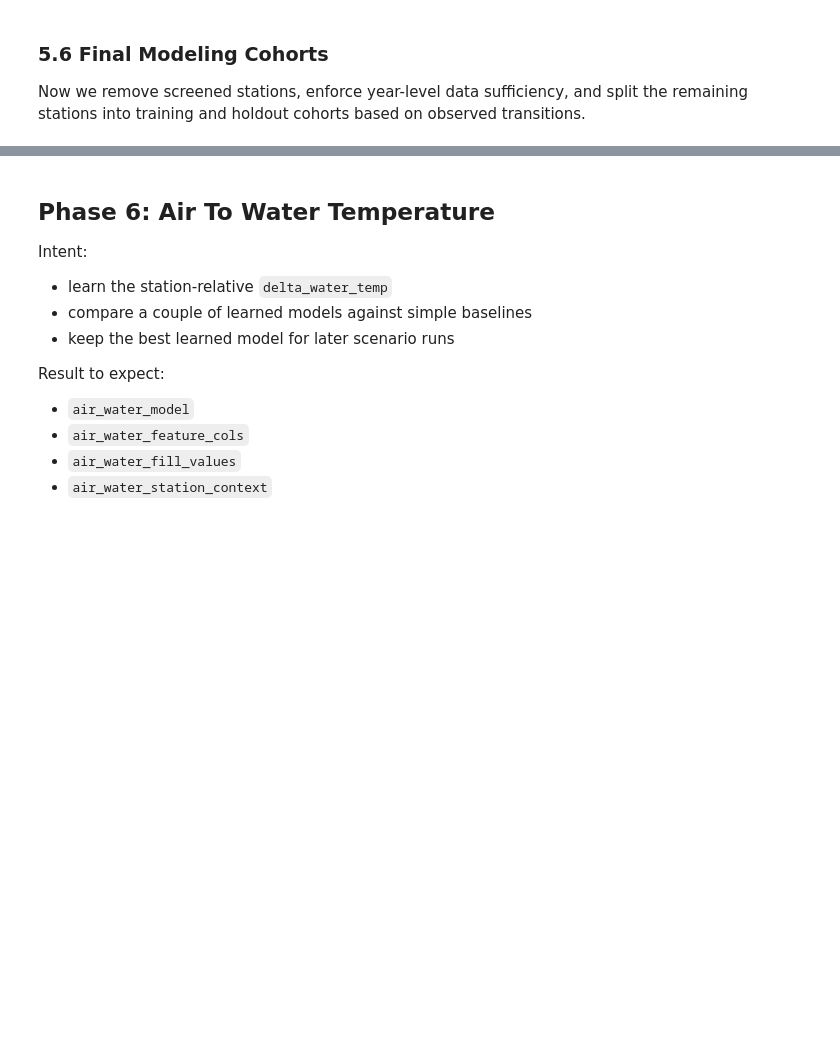
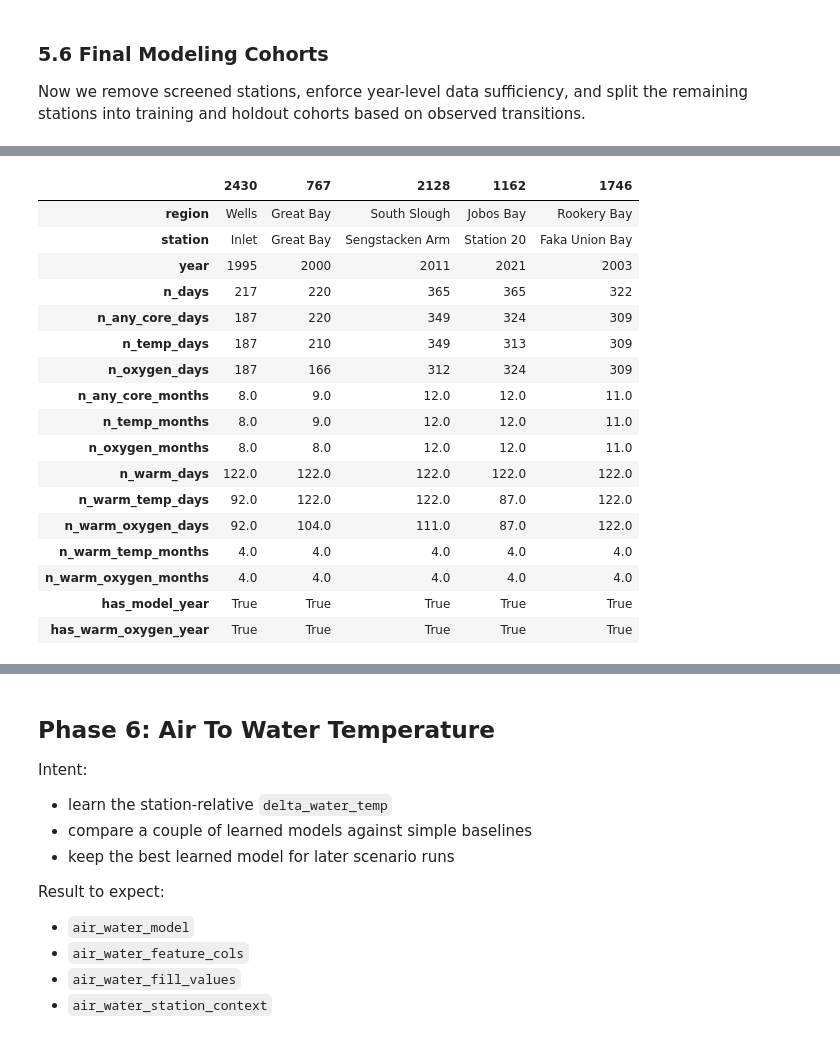
Before and after one commit to jeturcotte/estuaries, a Jupyter notebook: code/t4d.full.project.lite.ipynb, the cells around one changed output, grey strips where cells are left out. Drawn from its saved outputs; the diff is of its cells as text; code cells hidden in the pictures; blank space fills up the shorter version.

```diff
--- a/code/t4d.full.project.lite.ipynb
+++ b/code/t4d.full.project.lite.ipynb
@@ -1575 +1876,60 @@ p5_monthly_model = keep_valid_stations( p5_monthly )
+# %%
+# go lookin' for warm months with oxygen observations
+# as we're interest in the depth and breadth of oxygen 'crashes' (if any)
+warm_source = station_year_source.loc[ station_year_source[ "month_num" ].between( 6, 9 ) ]
+warm_quality = (
+    warm_source
+    .groupby( [ "region", "station", "year" ], as_index = False )
+    .agg(
+        n_warm_days = ( "date", "size" ),
+        n_warm_temp_days = ( "has_temp_obs", "sum" ),
+        n_warm_oxygen_days = ( "has_oxygen_obs", "sum" )
+    )
+)
+
+warm_month_temp = warm_source.loc[ warm_source[ "has_temp_obs" ], [ "region", "station", "year", "month_num" ] ].drop_duplicates( )
+warm_month_oxygen = warm_source.loc[ warm_source[ "has_oxygen_obs" ], [ "region", "station", "year", "month_num" ] ].drop_duplicates( )
+
+for out_col, source_df in [
+    ( "n_warm_temp_months", warm_month_temp ),
+    ( "n_warm_oxygen_months", warm_month_oxygen ),
+]:
+    month_counts = source_df.groupby( [ "region", "station", "year" ] ).size( ).rename( out_col ).reset_index( )
+    warm_quality = warm_quality.merge( month_counts, on = [ "region", "station", "year" ], how = "left" )
+
+#warm_quality.describe( ).round(2)
+# %%
+# attach that warm season data back to quality table
+station_year_quality = station_year_quality.merge( warm_quality, on = [ "region", "station", "year" ], how = "left" ).fillna( 0 )
+station_year_quality[ "has_model_year" ] = (
+    ( station_year_quality[ "n_any_core_days" ] >= station_year_min_any_core_days )
+    & ( station_year_quality[ "n_temp_days" ] >= station_year_min_temp_days )
+    & ( station_year_quality[ "n_temp_months" ] >= station_year_min_temp_months )
+)
+station_year_quality[ "has_warm_oxygen_year" ] = (
+    station_year_quality[ "has_model_year" ]
+    & ( station_year_quality[ "n_warm_oxygen_days" ] >= station_year_min_warm_oxygen_days )
+    & ( station_year_quality[ "n_warm_oxygen_months" ] >= station_year_min_warm_oxygen_months )
+)
+
+station_year_quality.sample( 5 ).T
+# %% [output]
+|  | 2430 | 767 | 2128 | 1162 | 1746 |
+| region | Wells | Great Bay | South Slough | Jobos Bay | Rookery Bay |
+| station | Inlet | Great Bay | Sengstacken Arm | Station 20 | Faka Union Bay |
+| year | 1995 | 2000 | 2011 | 2021 | 2003 |
+| n_days | 217 | 220 | 365 | 365 | 322 |
+| n_any_core_days | 187 | 220 | 349 | 324 | 309 |
+| n_temp_days | 187 | 210 | 349 | 313 | 309 |
+| n_oxygen_days | 187 | 166 | 312 | 324 | 309 |
+| n_any_core_months | 8.0 | 9.0 | 12.0 | 12.0 | 11.0 |
+| n_temp_months | 8.0 | 9.0 | 12.0 | 12.0 | 11.0 |
+| n_oxygen_months | 8.0 | 8.0 | 12.0 | 12.0 | 11.0 |
+| n_warm_days | 122.0 | 122.0 | 122.0 | 122.0 | 122.0 |
+| n_warm_temp_days | 92.0 | 122.0 | 122.0 | 87.0 | 122.0 |
+| n_warm_oxygen_days | 92.0 | 104.0 | 111.0 | 87.0 | 122.0 |
+| n_warm_temp_months | 4.0 | 4.0 | 4.0 | 4.0 | 4.0 |
+| n_warm_oxygen_months | 4.0 | 4.0 | 4.0 | 4.0 | 4.0 |
+| has_model_year | True | True | True | True | True |
+| has_warm_oxygen_year | True | True | True | True | True |
 # %%
```
Also changed, not shown: parts of 41 cells of this notebook.
